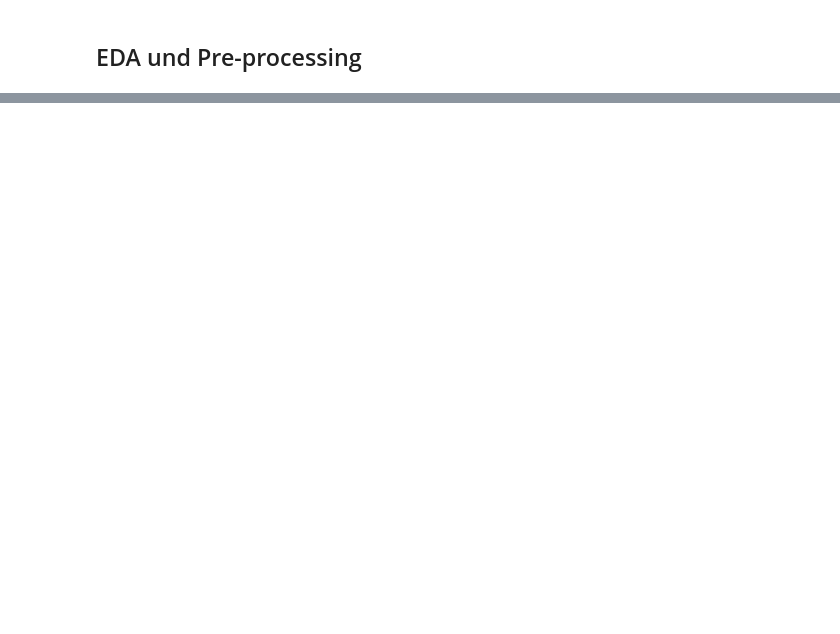
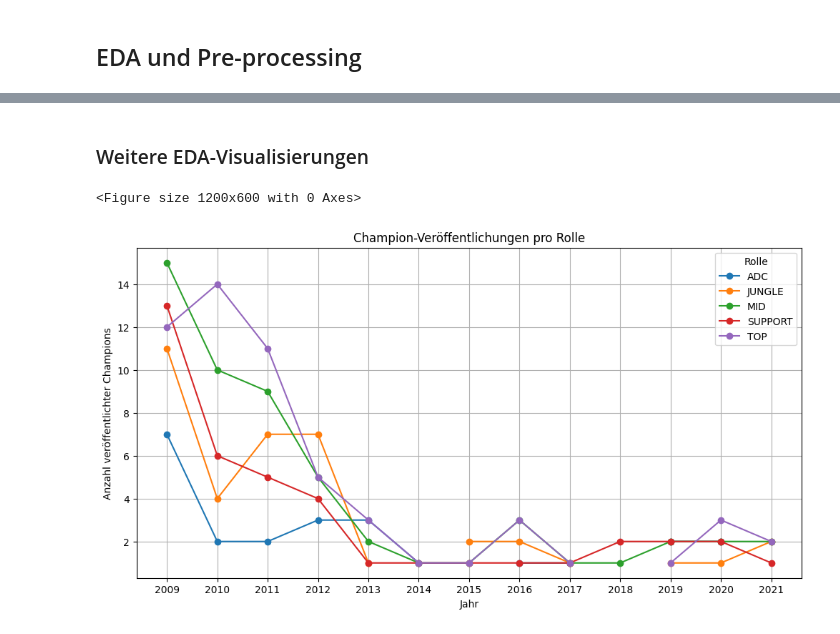
Before and after one commit to Maxtr2004/Data-Mining-Project, a Jupyter notebook: DataMiningProject-Notebook.ipynb, the cells around one changed output, grey strips where cells are left out. Drawn from its saved outputs; the diff is of its cells as text; code cells hidden in the pictures; blank space fills up the shorter version.

```diff
--- a/DataMiningProject-Notebook.ipynb
+++ b/DataMiningProject-Notebook.ipynb
@@ -84,0 +164,4 @@ df.head()
+# %%
+# Veröffentlichung pro Rolle und Klasse analysieren
+role_counts = df.groupby(['release_year', 'Role']).size().unstack()
+class_counts = df.groupby(['release_year', 'Class']).size().unstack()
@@ -84,0 +229,16 @@ df.head()
+# %% [markdown]
+### Weitere EDA-Visualisierungen
+# %%
+# Veröffentlichungen nach Rolle
+plt.figure(figsize=(12, 6))
+role_counts.plot(kind='line', marker='o', linestyle='-', figsize=(12, 6))
+plt.xlabel("Jahr")
+plt.ylabel("Anzahl veröffentlichter Champions")
+plt.title("Champion-Veröffentlichungen pro Rolle")
+plt.xticks(release_counts.index)
+plt.legend(title="Rolle")
+plt.grid(True)
+plt.show()
+# %% [output]
+<Figure size 1200x600 with 0 Axes>
+[figure, added]
```
Also changed, not shown: parts of 20 cells of this notebook.
